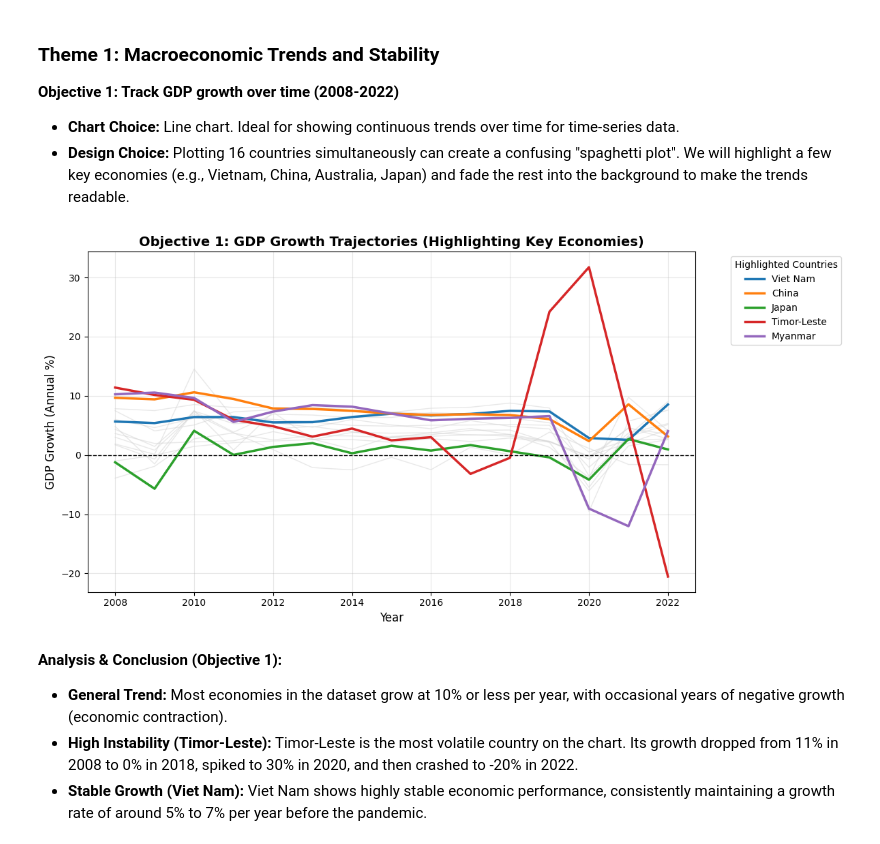
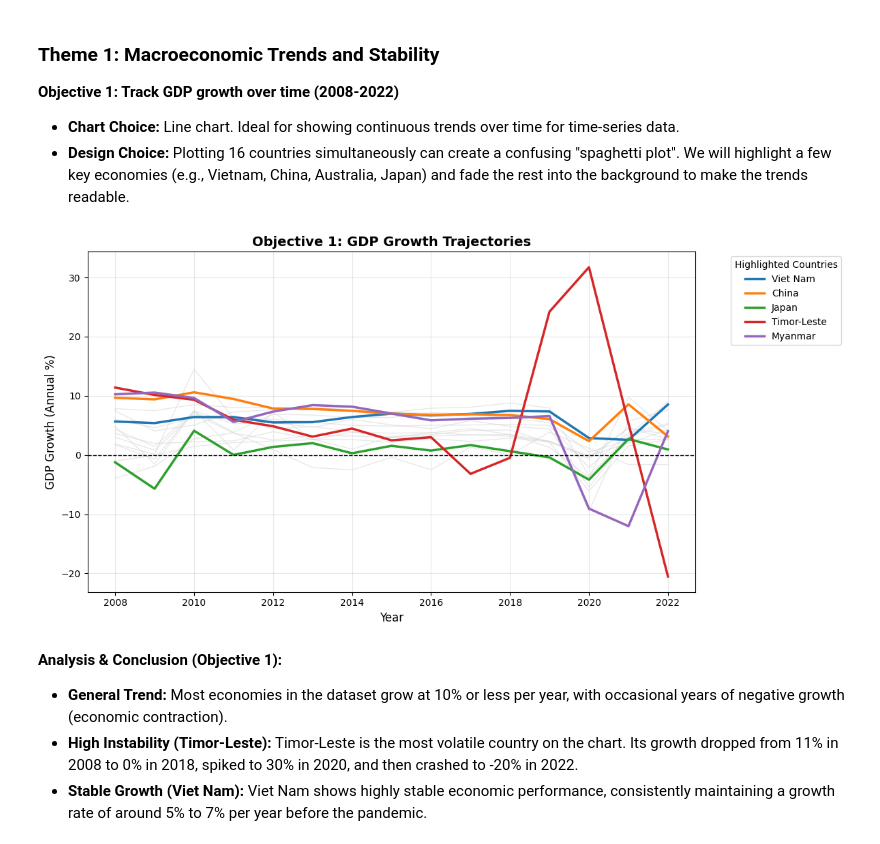
Before and after one commit to ThomasdeCarpio/DV-Lab02, a Jupyter notebook: visualize.ipynb, the cells around one changed output. Saved outputs shown, nothing was run; the diff lists cells and outputs as text; code cells hidden in the pictures.

```diff
--- a/visualize.ipynb
+++ b/visualize.ipynb
@@ -428,32 +428,32 @@ This section outlines 15 analytical objectives across 5 socio-economic themes. F
 # %%
 plt.figure(figsize=(12, 6))
 
 # Define  countries to highlight
 # highlight_countries = ['Viet Nam', 'China', 'Australia', 'Japan', 'Korea', 'New Zealand', 'Timor-Leste',
 #                       'Thailand', 'Singapore', 'Philippines', 'Myanmar', 'Malaysia', 'Lao PDR', 'Indonesia', 'Cambodia', 'Brunei Darussalam']
 highlight_countries = ['Viet Nam', 'China', 'Japan', 'Timor-Leste', 'Myanmar']
 palette = sns.color_palette("tab10", len(highlight_countries))
 
 for country in pivot_df['Country Name'].unique():
     if country not in highlight_countries:
         country_data = pivot_df[pivot_df['Country Name'] == country]
         sns.lineplot(data=country_data, x='Year', y='GDP growth (annual %)', color='lightgray', alpha=0.5, linewidth=1)
 
 for idx, country in enumerate(highlight_countries):
     country_data = pivot_df[pivot_df['Country Name'] == country]
     sns.lineplot(data=country_data, x='Year', y='GDP growth (annual %)', color=palette[idx], label=country, linewidth=2.5)
 
 plt.axhline(0, color='black', linestyle='--', linewidth=1)
 
-plt.title('Objective 1: GDP Growth Trajectories (Highlighting Key Economies)', fontsize=14, fontweight='bold')
+plt.title('Objective 1: GDP Growth Trajectories', fontsize=14, fontweight='bold')
 plt.xlabel('Year', fontsize=12)
 plt.ylabel('GDP Growth (Annual %)', fontsize=12)
 plt.legend(title='Highlighted Countries', bbox_to_anchor=(1.05, 1), loc='upper left')
 plt.grid(True, alpha=0.3)
 plt.tight_layout()
 plt.show()
 # %% [output]
-[figure, old version]
+[figure, new version]
 # %% [markdown]
 **Analysis & Conclusion (Objective 1):**
 * **General Trend:** Most economies in the dataset grow at 10% or less per year, with occasional years of negative growth (economic contraction).
```
Also changed, not shown: parts of 1 cell of this notebook.
